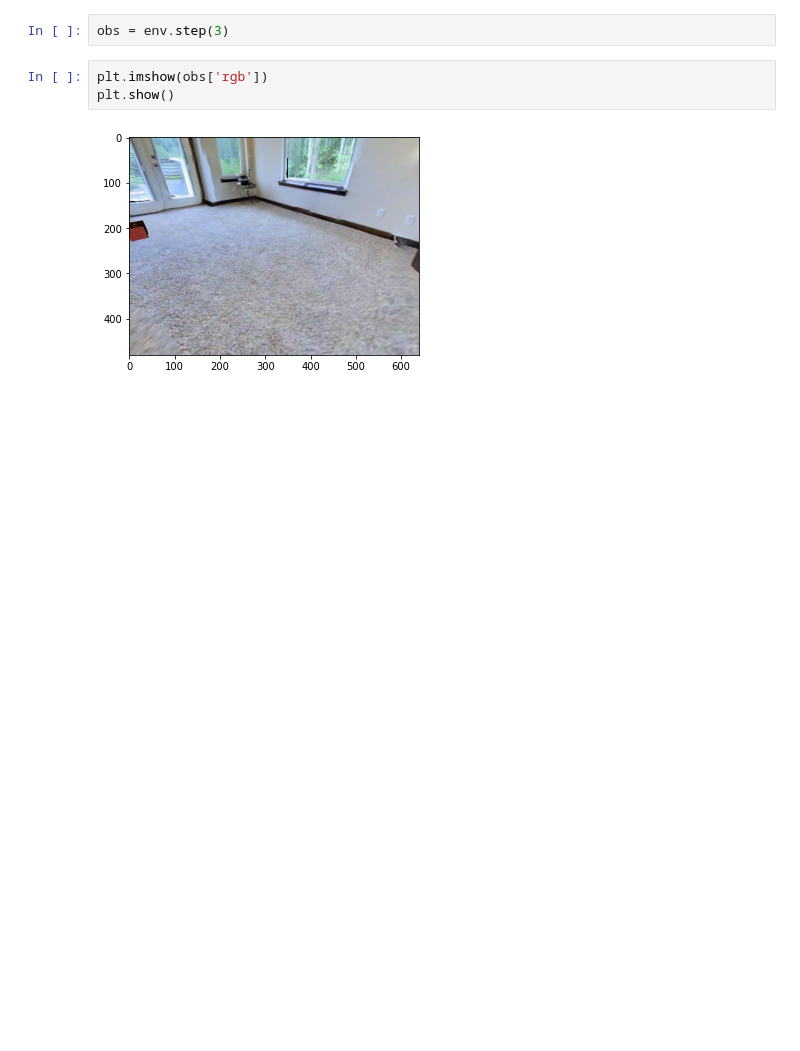
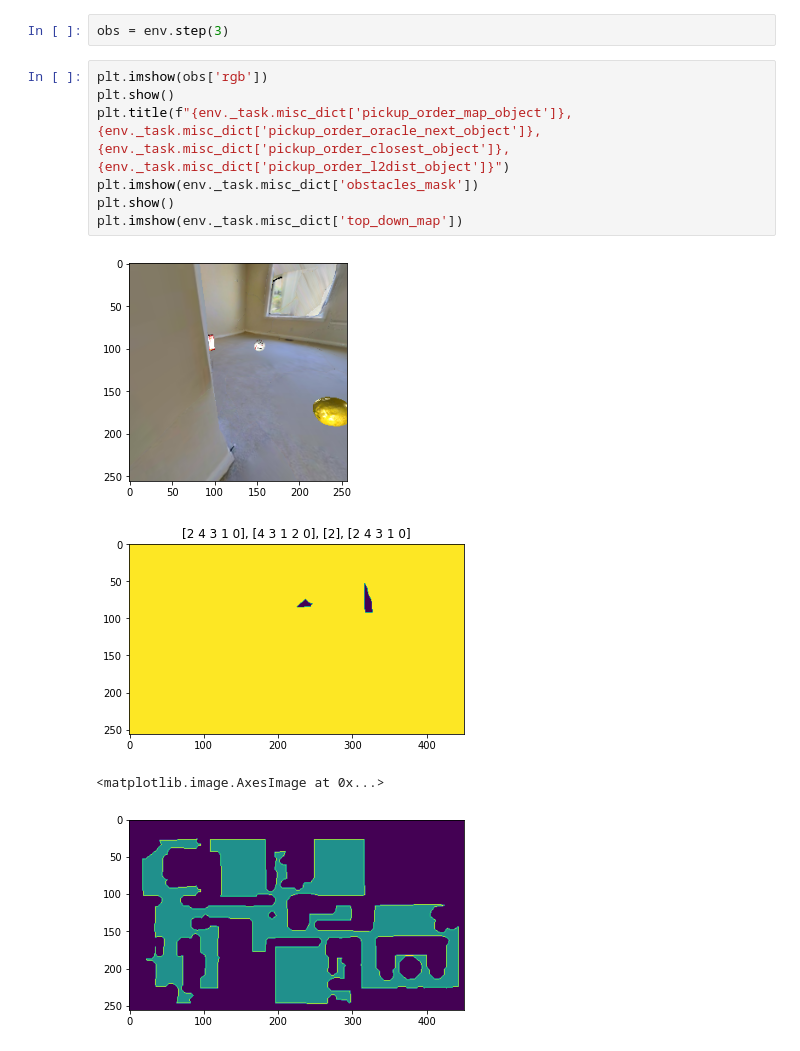
Before and after one commit to dexter1691/habitat-api, a Jupyter notebook: notebooks/test_shortest_path_and map.ipynb, the cells around one changed output. Drawn from its saved outputs; the diff is of its cells as text; blank space fills up the shorter version.

```diff
--- a/notebooks/test_shortest_path_and map.ipynb
+++ b/notebooks/test_shortest_path_and map.ipynb
@@ -157,10 +99,17 @@ obs = env.step(2)
 # %%
 obs = env.step(3)
-# %%
-plt.imshow(obs['rgb'])
-plt.show()
-# %% [output]
-[figure, removed]
+# %%
+plt.imshow(obs['rgb'])
+plt.show()
+plt.title(f"{env._task.misc_dict['pickup_order_map_object']}, {env._task.misc_dict['pickup_order_oracle_next_object']}, {env._task.misc_dict['pickup_order_closest_object']}, {env._task.misc_dict['pickup_order_l2dist_object']}")
+plt.imshow(env._task.misc_dict['obstacles_mask'])
+plt.show()
+plt.imshow(env._task.misc_dict['top_down_map'])
+# %% [output]
+[figure, added]
+[figure, added]
+<matplotlib.image.AxesImage at 0x...>
+[figure, added]
 # %%
 metrics = env.get_metrics()
 
```
Also changed, not shown: parts of 32 cells of this notebook, 23 other files.
